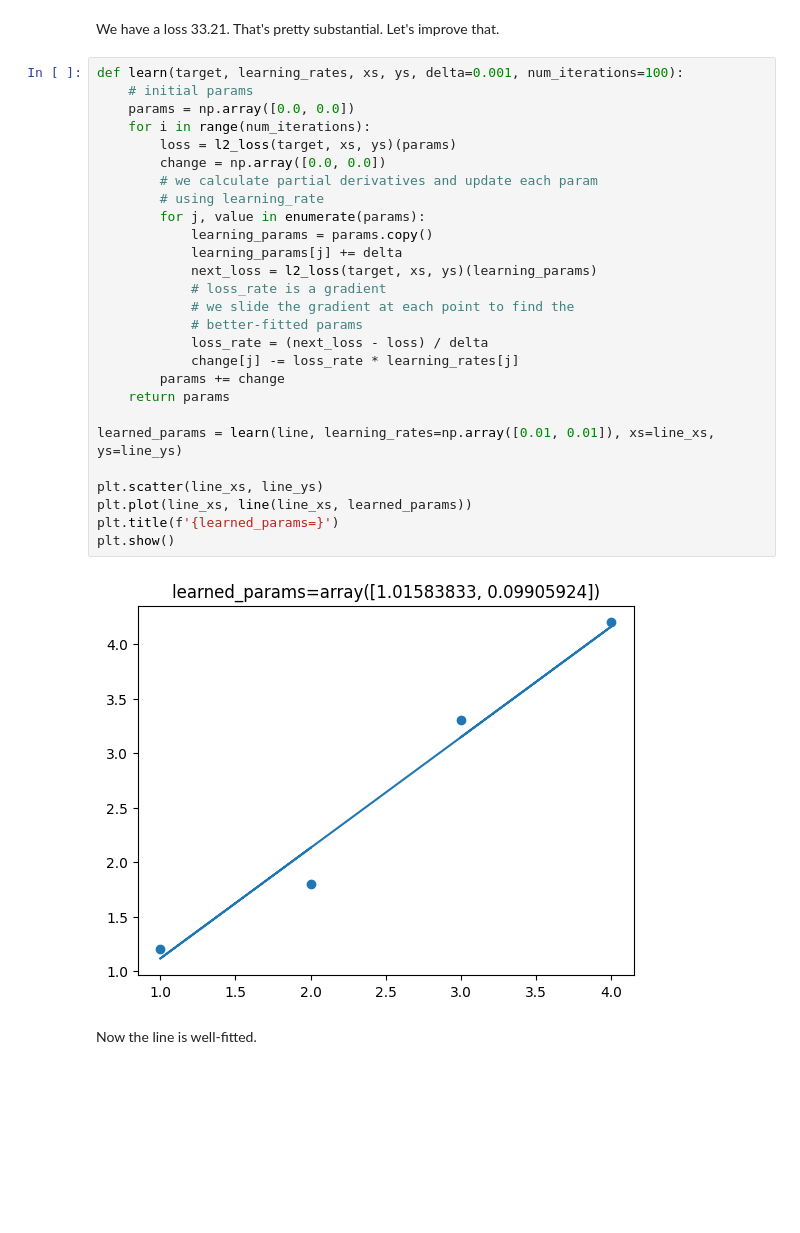
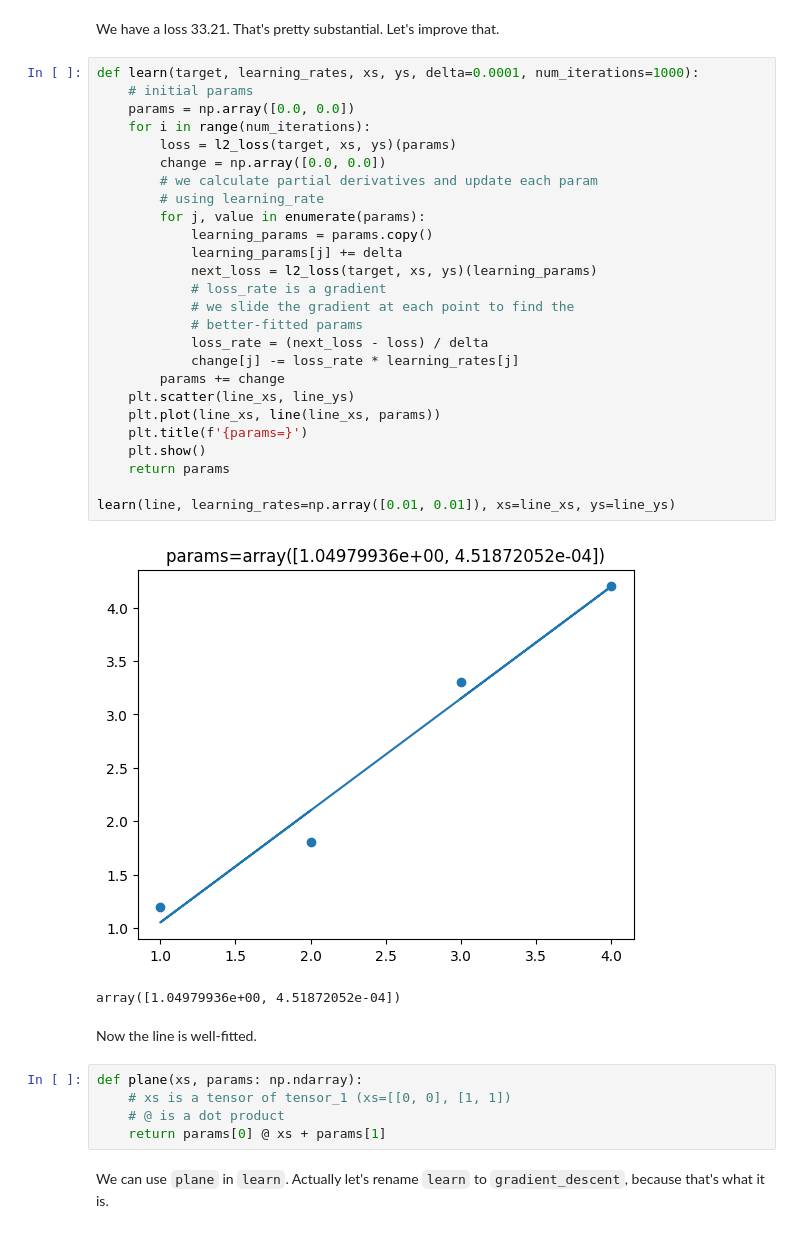
Before and after one commit to alexandershov/little-learner, a Jupyter notebook: little_learner.ipynb, the cells around one changed output. Drawn from its saved outputs; the diff is of its cells as text; blank space fills up the shorter version.

Commit message:
trying to implement stochastic gradient descent

```diff
--- a/little_learner.ipynb
+++ b/little_learner.ipynb
@@ -33,33 +33,40 @@ l2_loss(line, xs=line_xs, ys=line_ys)(np.array([0, 0]))
 # %% [markdown]
 We have a loss 33.21. That's pretty substantial. Let's improve that.
 # %%
-def learn(target, learning_rates, xs, ys, delta=0.001, num_iterations=100):
+def learn(target, learning_rates, xs, ys, delta=0.0001, num_iterations=1000):
     # initial params
     params = np.array([0.0, 0.0])
     for i in range(num_iterations):
         loss = l2_loss(target, xs, ys)(params)
         change = np.array([0.0, 0.0])
         # we calculate partial derivatives and update each param
         # using learning_rate
         for j, value in enumerate(params):
             learning_params = params.copy()
             learning_params[j] += delta
             next_loss = l2_loss(target, xs, ys)(learning_params)
             # loss_rate is a gradient
             # we slide the gradient at each point to find the
             # better-fitted params
             loss_rate = (next_loss - loss) / delta
             change[j] -= loss_rate * learning_rates[j]
         params += change
+    plt.scatter(line_xs, line_ys)
+    plt.plot(line_xs, line(line_xs, params))
+    plt.title(f'{params=}')
+    plt.show()
     return params
 
-learned_params = learn(line, learning_rates=np.array([0.01, 0.01]), xs=line_xs, ys=line_ys)
-
-plt.scatter(line_xs, line_ys)
-plt.plot(line_xs, line(line_xs, learned_params))
-plt.title(f'{learned_params=}')
-plt.show()
+learn(line, learning_rates=np.array([0.01, 0.01]), xs=line_xs, ys=line_ys)
 # %% [output]
-[figure, old version]
+[figure, new version]
+array([1.04979936e+00, 4.51872052e-04])
 # %% [markdown]
 Now the line is well-fitted.
+# %%
+def plane(xs, params: np.ndarray):
+    # xs is a tensor of tensor_1 (xs=[[0, 0], [1, 1])
+    # @ is a dot product
+    return params[0] @ xs + params[1]
+# %% [markdown]
+We can use `plane` in `learn`. Actually let's rename `learn` to `gradient_descent`, because that's what it is.
```
Also changed, not shown: parts of 4 cells of this notebook, 1 other file.
